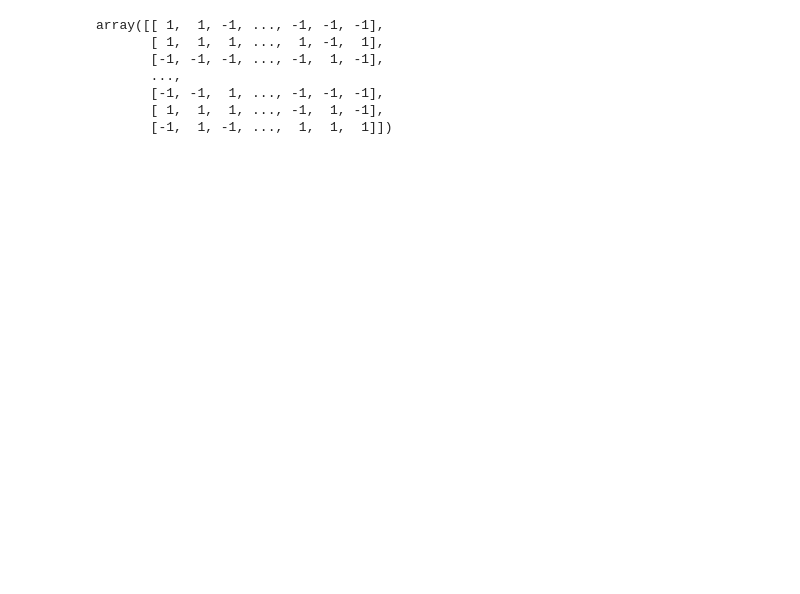
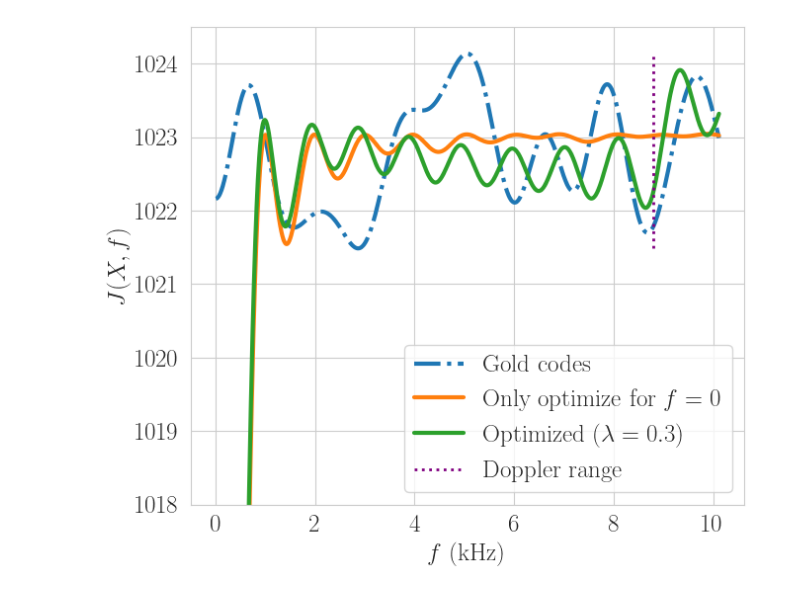
Before and after one commit to Stanford-NavLab/doppler_prn, a Jupyter notebook: plots.ipynb, the cells around one changed output. Cells and saved outputs as stored; diff of their text form; code cells hidden in the pictures; blank space fills up the shorter version.

Commit message:
add plots

```diff
--- a/plots.ipynb
+++ b/plots.ipynb
@@ -16,3 +0,0 @@ dict_keys(['gold_31_1023_codes', 'gold_31_1023_obj', 'gold_300_1023_codes', 'gol
-# %%
-gps_results = pickle.load(open("results/gps_exact_seed=0.pkl", "rb"))
-gps_results.keys()
@@ -32,3 +0,0 @@ plt.show()
-# %%
-gpsl5_results = pickle.load(open("results/gpsl5_10_seed=0.pkl", "rb"))
-gpsl5_results.keys()
@@ -50,3 +0,0 @@ plt.show()
-# %%
-leo_1023_results = pickle.load(open("results/leo_1023_exact_seed=0.pkl", "rb"))
-leo_1023_results.keys()
@@ -68,5 +0,0 @@ plt.show()
-# %%
-data = pickle.load(open("results/obj_v_freqs.pkl", "rb"))
-gps_data = data["gps"]
-gpsl5_data = data["gpsl5"]
-leo1023_data = data["leo_1023"]
@@ -158,10 +0,0 @@ opt.mean()*1e-9, bench.mean()*1e-9
-# %%
-gps_results["codes"]
-# %% [output]
-array([[ 1,  1, -1, ..., -1, -1, -1],
-       [ 1,  1,  1, ...,  1, -1,  1],
-       [-1, -1, -1, ..., -1,  1, -1],
-       ...,
-       [-1, -1,  1, ..., -1, -1, -1],
-       [ 1,  1,  1, ..., -1,  1, -1],
-       [-1,  1, -1, ...,  1,  1,  1]])
@@ -169,0 +47,54 @@ xcor(gps_results["codes"][0], gps_results["codes"][0])
+# %%
+regularization = 30
+base_name = "gps_l1"
+
+filename = base_name + "_seed=0_doppreg_%d.pkl" % regularization
+log = pickle.load(open("results/" + filename, "rb"))
+log_no_doppler = pickle.load(open("results/" + base_name + "_seed=0_doppreg_%d.pkl" % 1000, "rb"))
+
+m, n = log["codes"].shape
+scale = (n * m ** 2 - m)
+
+plt.figure(figsize=(7, 6))
+
+# plot baseline
+baseline_freqs = gw[baseline_names[base_name] + "_rel_freqs"] / 1000
+baseline_objs = np.array(gw[baseline_names[base_name] + "_obj_vs_rel_freqs"]) / scale
+baseline_freqs, baseline_objs = filter_nonneg(baseline_freqs, baseline_objs, max=2.3 * doppler_freqs[base_name]/1000)
+plt.plot(baseline_freqs, baseline_objs, lw=3, ls="dashdot", label=baseline_types[base_name])
+
+# plot optimized for 0 Doppler
+opt_no_doppler_freqs = log_no_doppler["doppler_freq"] / 1000
+opt_no_doppler_objs = log_no_doppler["obj_vs_freq"] / scale
+opt_no_doppler_freqs, opt_no_doppler_objs = filter_nonneg(opt_no_doppler_freqs, opt_no_doppler_objs, max=2.3 * doppler_freqs[base_name]/1000)
+plt.plot(opt_no_doppler_freqs, opt_no_doppler_objs, lw=3, ls="solid", label=r"Only optimize for $f=0$")
+
+# plot optimized
+opt_freqs = log["doppler_freq"] / 1000
+opt_objs = log["obj_vs_freq"] / scale
+opt_freqs, opt_objs = filter_nonneg(opt_freqs, opt_objs, max=2.3 * doppler_freqs[base_name]/1000)
+plt.plot(opt_freqs, opt_objs, lw=3,
+         label=r"Optimized ($\lambda=%0.1f$)" % (regularization/100) if regularization > 0 else r"Optimized ($\lambda=0$)"
+)
+
+# plot frequency range
+plt.vlines([2 * doppler_freqs[base_name]/1000],
+           min(baseline_objs),
+           max(baseline_objs),
+           linestyles="dotted", lw=2, color="purple", label="Doppler range")
+
+plt.legend(loc="lower right")
+plt.legend(loc="best")
+
+plt.ylim([1018, 1024.5])
+# plt.ylim([10150, 10350])
+# plt.ylim([1022.4, 1023.2])
+# plt.ylim([5040, 5150])
+
+plt.ylabel(r"$J(X,f)$")
+plt.xlabel(r"$f$ (kHz)")
+plt.tight_layout()
+plt.savefig("figures/%s_obj_vs_freq_compare.pdf" % base_name)
+plt.show()
+# %% [output]
+[figure, added]
```
Also changed, not shown: parts of 22 cells of this notebook, 6 other files.
